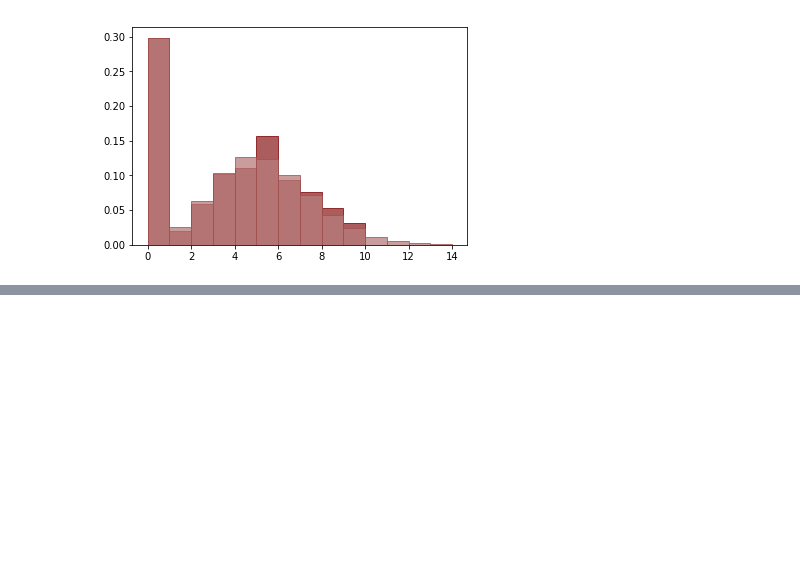
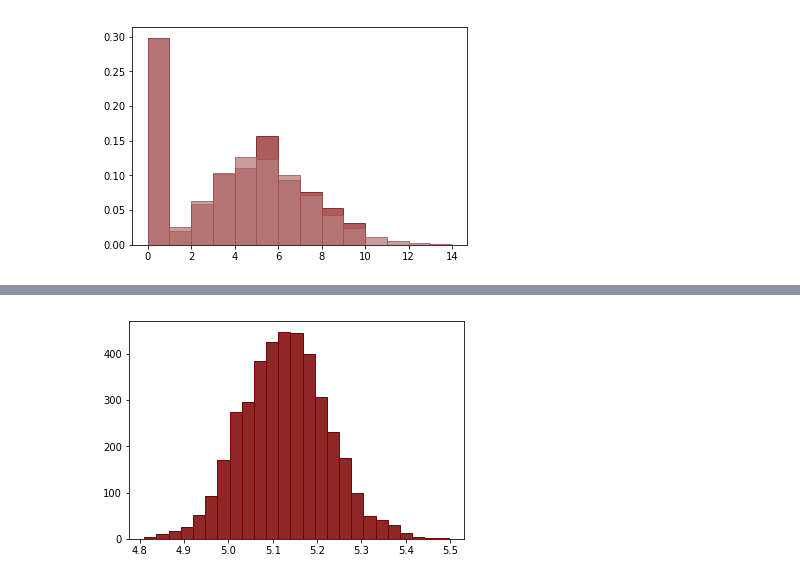
Before and after one commit to kaz-yos/computefest2018, a Jupyter notebook: stan/material/1_poisson_progression/poisson_progression.ipynb, the cells around one changed output, grey strips where cells are left out. Drawn from its saved outputs; the diff is of its cells as text; code cells hidden in the pictures; blank space fills up the shorter version.

```diff
--- a/stan/material/1_poisson_progression/poisson_progression.ipynb
+++ b/stan/material/1_poisson_progression/poisson_progression.ipynb
@@ -168,3 +146,8 @@ plot.show()
 # truncated data at 10
 # %% [output]
 [figure]
+# %%
+print("Fit Poisson Model")
+# Compilated model is saved with this wrapper and reused if it exists already.
+model3 = stan_utility.compile_model('poisson_progression3.stan')
+fit3 = model3.sampling(data=data, seed=4938483)
@@ -170,0 +194,4 @@ plot.show()
+# %%
+# Check diagnostics one by one
+stan_utility.check_all_diagnostics(fit3)
+params3 = fit3.extract()
@@ -170,0 +209,6 @@ plot.show()
+# %%
+# Plot marginal posteriors
+plot.hist(params3['lambda'], bins = 25, color = dark, ec = dark_highlight)
+plot.show()
+# %% [output]
+[figure, added]
```
Also changed, not shown: parts of 7 cells of this notebook.
